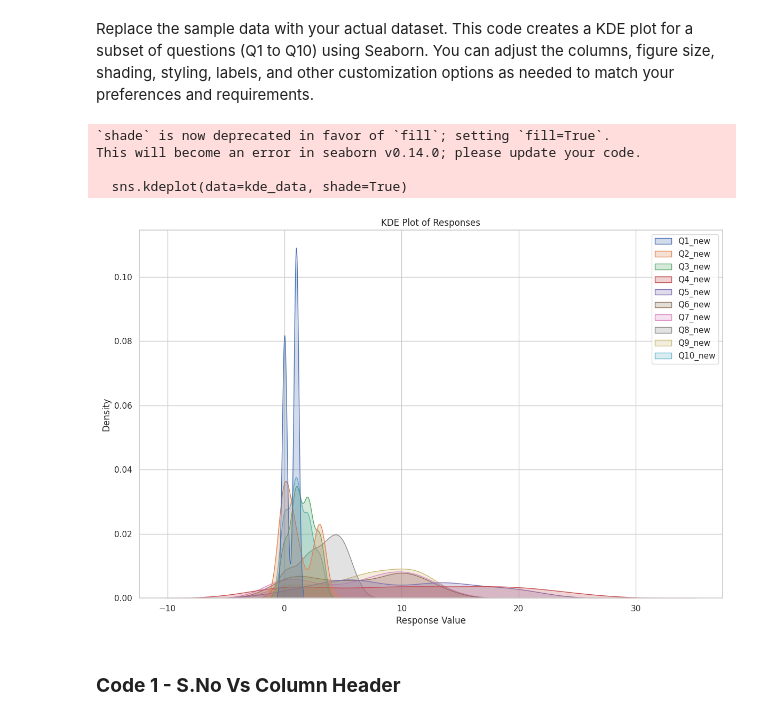
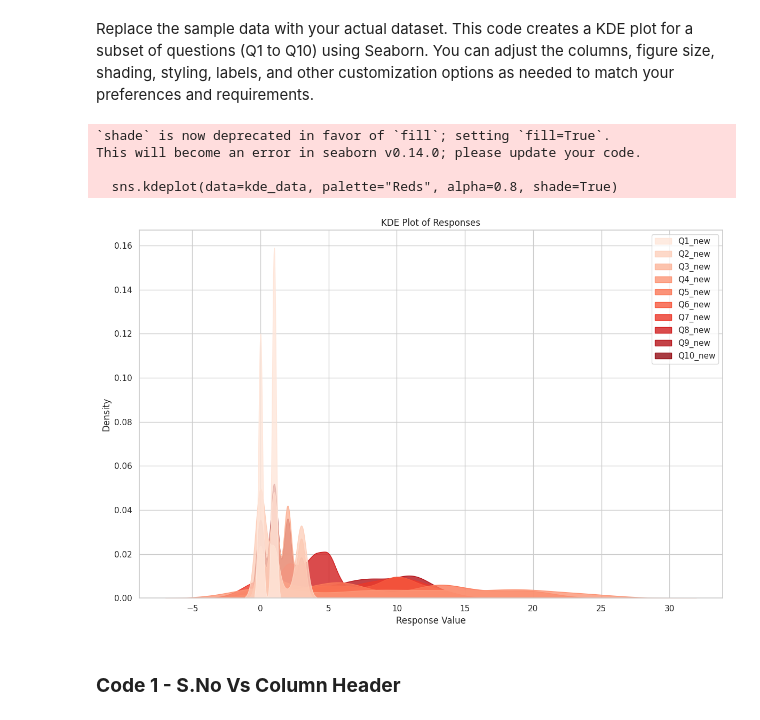
Before and after one commit to radhakrishnan-omotec/chatgpt-marketing, a Jupyter notebook: AI_based_Analysis_Research_Project_8.ipynb, the cells around one changed output. Cells and saved outputs as stored; diff of their text form; code cells hidden in the pictures.

```diff
--- a/AI_based_Analysis_Research_Project_8.ipynb
+++ b/AI_based_Analysis_Research_Project_8.ipynb
@@ -553,7 +553,7 @@ numerical_columns = df.iloc[:, 2:4]  # Assuming the numerical columns start from
 
 # Set up the figure and axes
 plt.figure(figsize=(20, 16))
-sns.set(style="dark")
+sns.set(style="white")
 
 # Create histograms using Seaborn
 sns.color_palette(palette="Reds")
@@ -620,7 +620,7 @@ import seaborn as sns
 import matplotlib.pyplot as plt
 
 # Read "AI_Responses.CSV File"
-data =  pd.read_csv("/content/chatgpt-marketing/AI_Reponses.csv")
+data =  pd.read_csv("/content/chatgpt-marketing/AI_Reponses_Encoded.csv")
 
 data.head(1)
 
@@ -633,7 +633,7 @@ numerical_columns = df.iloc[:, 4:]  # Assuming the numerical columns start from
 
 # Set up the figure and axes
 plt.figure(figsize=(12, 8))
-sns.set(style="whitegrid")
+sns.set(style="darkgrid")
 
 # Create joint distribution plots using Seaborn
 
@@ -901,39 +908,39 @@ import matplotlib.pyplot as plt
 
 
 # Read "AI_Responses.CSV File"
-data =  pd.read_csv("/content/chatgpt-marketing/AI_Reponses.csv")
+data =  pd.read_csv("/content/chatgpt-marketing/AI_Reponses_Encoded.csv")
 
 data.head(1)
 
 
 # Create a DataFrame from the data
 df = pd.DataFrame(data)
 
 
 # Select the columns for the KDE plot
 kde_data = df[['Q1_new', 'Q2_new', 'Q3_new', 'Q4_new', 'Q5_new', 'Q6_new', 'Q7_new', 'Q8_new', 'Q9_new', 'Q10_new']]
 
 # Set up the figure and axes
 plt.figure(figsize=(12, 8))
 sns.set(style="whitegrid")
 
 # Create KDE plots using Seaborn
-sns.kdeplot(data=kde_data, shade=True)
+sns.kdeplot(data=kde_data, palette="Reds", alpha=0.8, shade=True)
 
 # Customize the plot
 plt.title("KDE Plot of Responses")
 plt.xlabel("Response Value")
 plt.ylabel("Density")
 
 # Show the plot
 plt.tight_layout()
 plt.show()
 # %% [output]
 `shade` is now deprecated in favor of `fill`; setting `fill=True`.
 This will become an error in seaborn v0.14.0; please update your code.
 
-  sns.kdeplot(data=kde_data, shade=True)
+  sns.kdeplot(data=kde_data, palette="Reds", alpha=0.8, shade=True)
-[figure, old version]
+[figure, new version]
 # %% [markdown]
 ### **Code 1 - S.No Vs Column Header**
 # %% [markdown]
```
Also changed, not shown: parts of 8 cells of this notebook.
